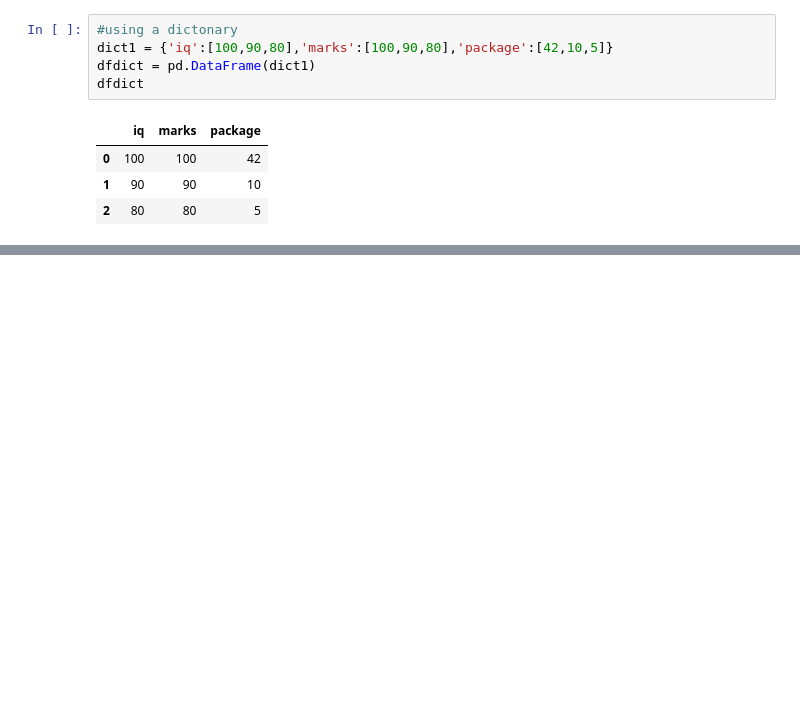
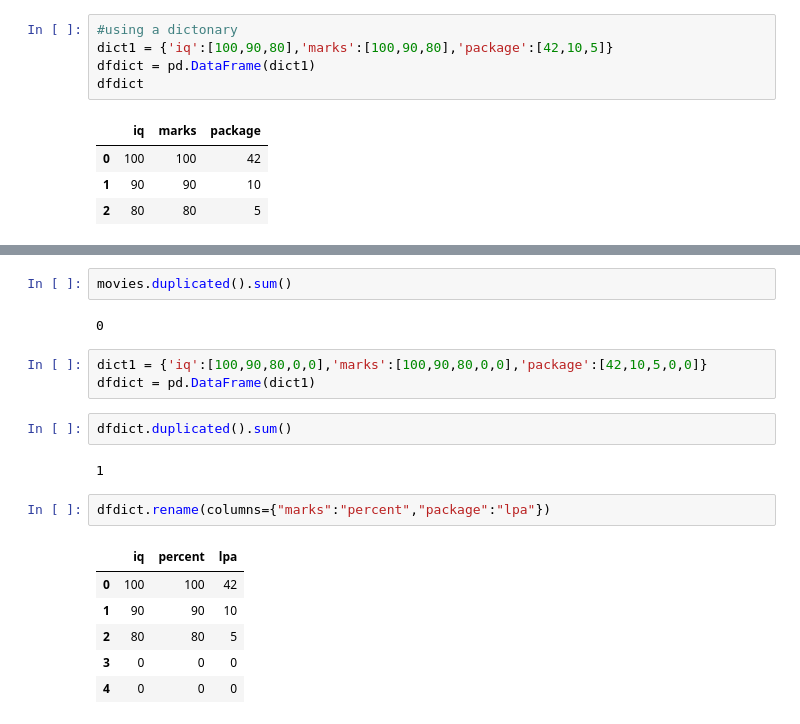
Before and after one commit to santoshkumar8704/pandas, a Jupyter notebook: DataFrame/data_frame.ipynb, the cells around one changed output, grey strips where cells are left out. Saved outputs shown, nothing was run; the diff lists cells and outputs as text; blank space fills up the shorter version.

Commit message:
added data frame methods

```diff
--- a/DataFrame/data_frame.ipynb
+++ b/DataFrame/data_frame.ipynb
@@ -48,0 +179,20 @@ pd.read_csv('movies.csv')
+# %%
+movies.duplicated().sum()
+# %% [output]
+0
+# %%
+dict1 = {'iq':[100,90,80,0,0],'marks':[100,90,80,0,0],'package':[42,10,5,0,0]}
+dfdict = pd.DataFrame(dict1)
+# %%
+dfdict.duplicated().sum()
+# %% [output]
+1
+# %%
+dfdict.rename(columns={"marks":"percent","package":"lpa"})
+# %% [output]
+|  | iq | percent | lpa |
+| 0 | 100 | 100 | 42 |
+| 1 | 90 | 90 | 10 |
+| 2 | 80 | 80 | 5 |
+| 3 | 0 | 0 | 0 |
+| 4 | 0 | 0 | 0 |
```
Also changed, not shown: parts of 13 cells of this notebook.
